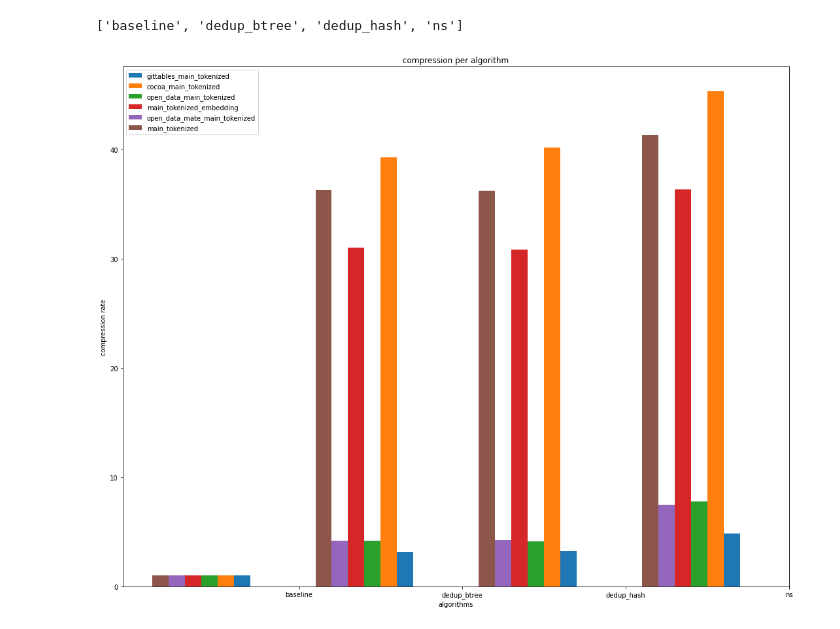
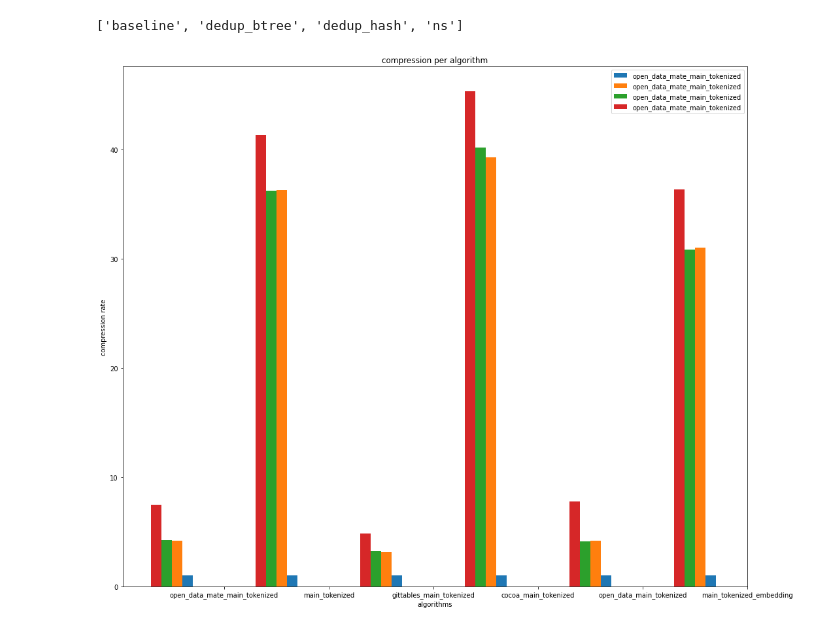
Before and after one commit to nilsmartel/bsc-ii-measure, a Jupyter notebook: render-graphs/compression-rate.ipynb, the cells around one changed output. Cells and saved outputs as stored; diff of their text form; code cells hidden in the pictures.

```diff
--- a/render-graphs/compression-rate.ipynb
+++ b/render-graphs/compression-rate.ipynb
@@ -101,24 +101,24 @@ algos
 # %%
 fig, ax = plt.subplots(figsize=(15, 12))
 
 # TODO MAKE THIS PER TABLE -> Makes it easier to compare the algorithms
 # TODO Make the same graph with actual memory size
 
 w = 0.1
-x = np.arange(len(algos))
+x = np.arange(len(tables))
 offset = 0.35
-for table in tables:
-    rates = list(map(lambda algo: compressionrate[(algo, table)], algos))
+for algo in algos:
+    rates = list(map(lambda table: compressionrate[(algo, table)], tables))
 
     ax.bar(x - offset, rates, width=w, label=table)
     offset += w
 
 ax.legend()
 ax.set_title('compression per algorithm')
 ax.set_ylabel('compression rate')
 ax.set_xlabel('algorithms')
-ax.xaxis.set_ticks(x, algos)
+ax.xaxis.set_ticks(x, tables)
 
 fig.tight_layout()
 # %% [output]
-[figure, old version]
+[figure, new version]
```
Also changed, not shown: 10 other files.
